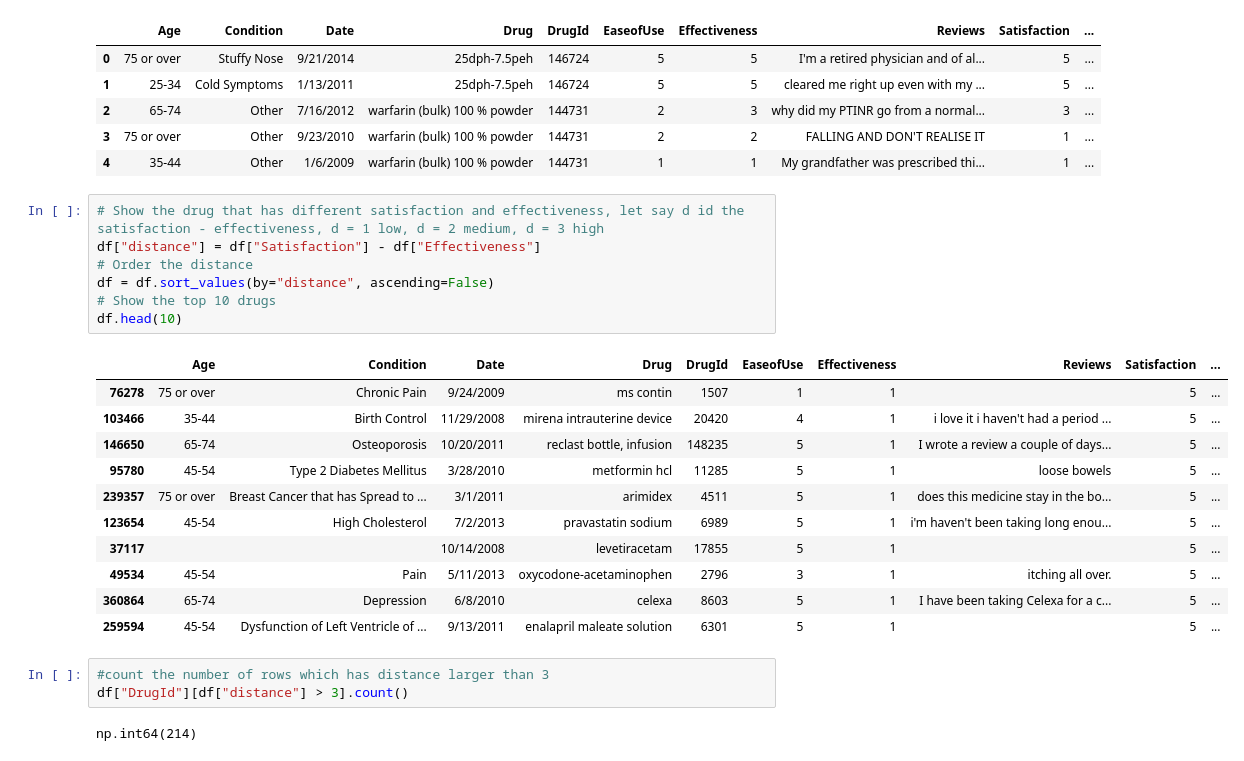
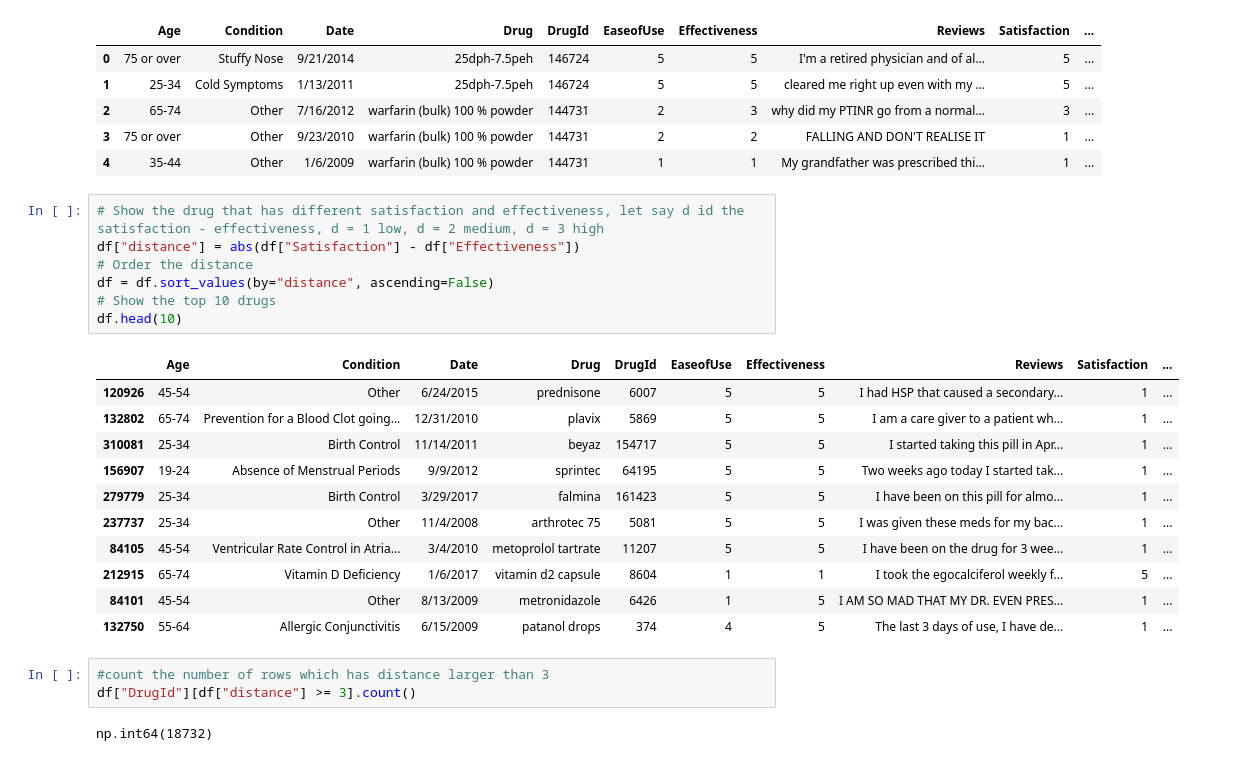
Before and after one commit to alex-nguyen97/webmd-sentiment-analysis, a Jupyter notebook: drug-analysis-roberta-3-models.ipynb, the cells around one changed output. Saved outputs shown, nothing was run; the diff lists cells and outputs as text.

```diff
--- a/drug-analysis-roberta-3-models.ipynb
+++ b/drug-analysis-roberta-3-models.ipynb
@@ -26,25 +26,25 @@ Files in dataset directory: ['webmd.csv']
 | 4 | 35-44 | Other | 1/6/2009 | warfarin (bulk) 100 % powder | 144731 | 1 | 1 | My grandfather was prescribed thi... | 1 | ... |
 # %%
 # Show the drug that has different satisfaction and effectiveness, let say d id the satisfaction - effectiveness, d = 1 low, d = 2 medium, d = 3 high
-df["distance"] = df["Satisfaction"] - df["Effectiveness"]
+df["distance"] = abs(df["Satisfaction"] - df["Effectiveness"])
 # Order the distance
 df = df.sort_values(by="distance", ascending=False)
 # Show the top 10 drugs
 df.head(10)
 # %% [output]
 |  | Age | Condition | Date | Drug | DrugId | EaseofUse | Effectiveness | Reviews | Satisfaction | ... |
-| 76278 | 75 or over | Chronic Pain | 9/24/2009 | ms contin | 1507 | 1 | 1 |  | 5 | ... |
-| 103466 | 35-44 | Birth Control | 11/29/2008 | mirena intrauterine device | 20420 | 4 | 1 | i love it i haven't had a period ... | 5 | ... |
-| 146650 | 65-74 | Osteoporosis | 10/20/2011 | reclast bottle, infusion | 148235 | 5 | 1 | I wrote a review a couple of days... | 5 | ... |
-| 95780 | 45-54 | Type 2 Diabetes Mellitus | 3/28/2010 | metformin hcl | 11285 | 5 | 1 | loose bowels | 5 | ... |
-| 239357 | 75 or over | Breast Cancer that has Spread to ... | 3/1/2011 | arimidex | 4511 | 5 | 1 | does this medicine stay in the bo... | 5 | ... |
-| 123654 | 45-54 | High Cholesterol | 7/2/2013 | pravastatin sodium | 6989 | 5 | 1 | i'm haven't been taking long enou... | 5 | ... |
-| 37117 |  |  | 10/14/2008 | levetiracetam | 17855 | 5 | 1 |  | 5 | ... |
-| 49534 | 45-54 | Pain | 5/11/2013 | oxycodone-acetaminophen | 2796 | 3 | 1 | itching all over. | 5 | ... |
-| 360864 | 65-74 | Depression | 6/8/2010 | celexa | 8603 | 5 | 1 | I have been taking Celexa for a c... | 5 | ... |
-| 259594 | 45-54 | Dysfunction of Left Ventricle of ... | 9/13/2011 | enalapril maleate solution | 6301 | 5 | 1 |  | 5 | ... |
+| 120926 | 45-54 | Other | 6/24/2015 | prednisone | 6007 | 5 | 5 | I had HSP that caused a secondary... | 1 | ... |
+| 132802 | 65-74 | Prevention for a Blood Clot going... | 12/31/2010 | plavix | 5869 | 5 | 5 | I am a care giver to a patient wh... | 1 | ... |
+| 310081 | 25-34 | Birth Control | 11/14/2011 | beyaz | 154717 | 5 | 5 | I started taking this pill in Apr... | 1 | ... |
+| 156907 | 19-24 | Absence of Menstrual Periods | 9/9/2012 | sprintec | 64195 | 5 | 5 | Two weeks ago today I started tak... | 1 | ... |
+| 279779 | 25-34 | Birth Control | 3/29/2017 | falmina | 161423 | 5 | 5 | I have been on this pill for almo... | 1 | ... |
+| 237737 | 25-34 | Other | 11/4/2008 | arthrotec 75 | 5081 | 5 | 5 | I was given these meds for my bac... | 1 | ... |
+| 84105 | 45-54 | Ventricular Rate Control in Atria... | 3/4/2010 | metoprolol tartrate | 11207 | 5 | 5 | I have been on the drug for 3 wee... | 1 | ... |
+| 212915 | 65-74 | Vitamin D Deficiency | 1/6/2017 | vitamin d2 capsule | 8604 | 1 | 1 | I took the egocalciferol weekly f... | 5 | ... |
+| 84101 | 45-54 | Other | 8/13/2009 | metronidazole | 6426 | 1 | 5 | I AM SO MAD THAT MY DR. EVEN PRES... | 1 | ... |
+| 132750 | 55-64 | Allergic Conjunctivitis | 6/15/2009 | patanol drops | 374 | 4 | 5 | The last 3 days of use, I have de... | 1 | ... |
 # %%
 #count the number of rows which has distance larger than 3
-df["DrugId"][df["distance"] > 3].count()
+df["DrugId"][df["distance"] >= 3].count()
 # %% [output]
-np.int64(214)
+np.int64(18732)
```
Also changed, not shown: parts of 11 cells of this notebook, 6 other files.
